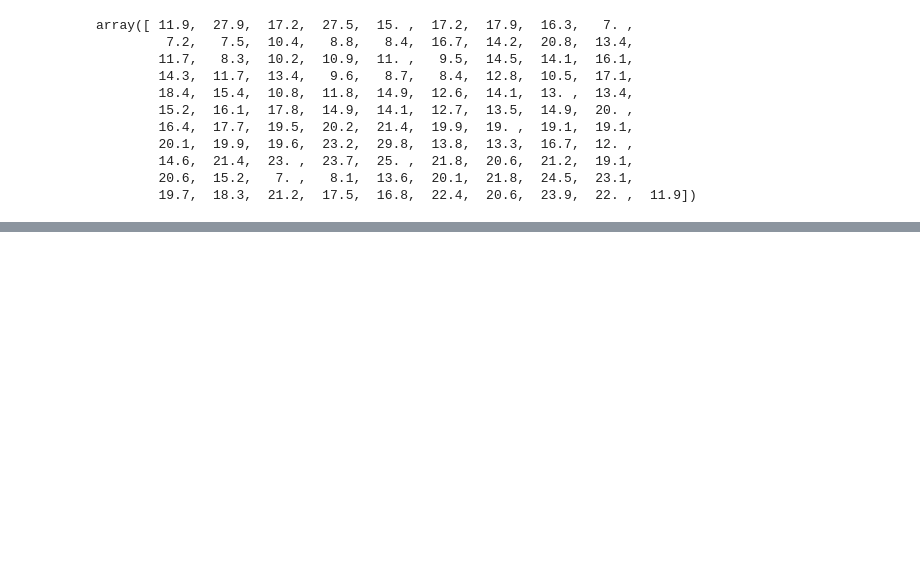
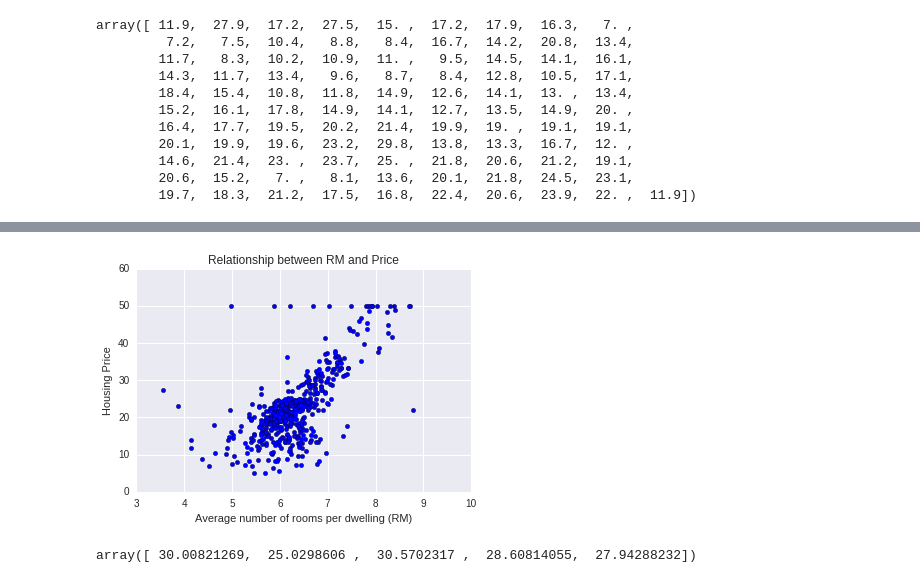
Before and after one commit to take-pwave/notebook, a Jupyter notebook: Deep-Learning-with-Python/Chapter3.ipynb, the cells around one changed output, grey strips where cells are left out. Cells and saved outputs as stored; diff of their text form; code cells hidden in the pictures; blank space fills up the shorter version.

```diff
--- a/Deep-Learning-with-Python/Chapter3.ipynb
+++ b/Deep-Learning-with-Python/Chapter3.ipynb
@@ -504,0 +614,12 @@ array([ 11.9,  27.9,  17.2,  27.5,  15. ,  17.2,  17.9,  16.3,   7. ,
+# %%
+plt.scatter(bos.RM, bos.PRICE)
+plt.xlabel('Average number of rooms per dwelling (RM)')
+plt.ylabel('Housing Price')
+plt.title('Relationship between RM and Price')
+plt.show()
+# %% [output]
+[figure, added]
+# %%
+lm.predict(X)[0:5]
+# %% [output]
+array([ 30.00821269,  25.0298606 ,  30.5702317 ,  28.60814055,  27.94288232])
```
Also changed, not shown: parts of 34 cells of this notebook, 1 other file.
